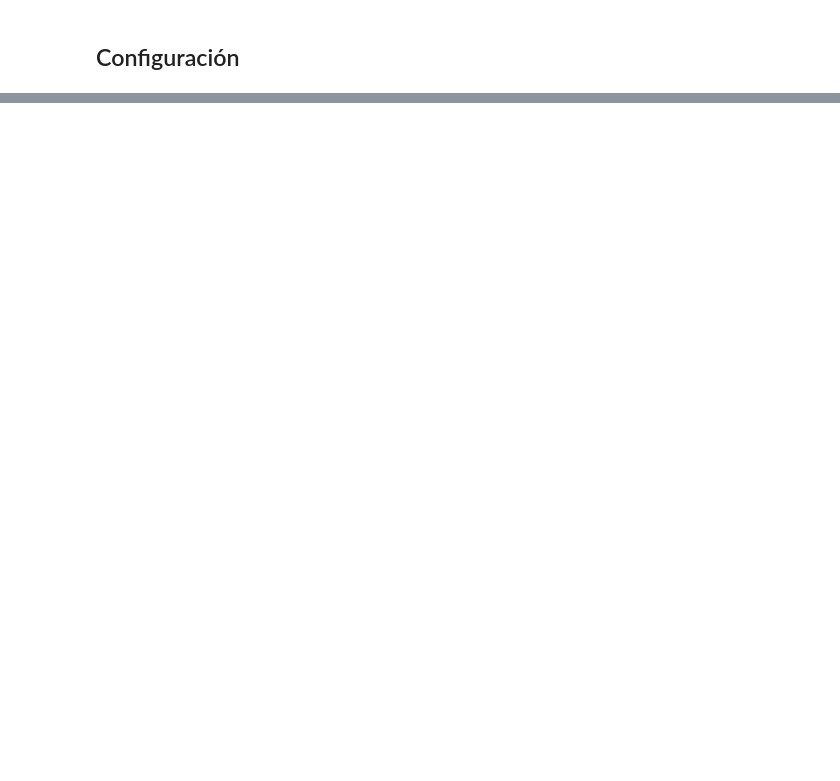
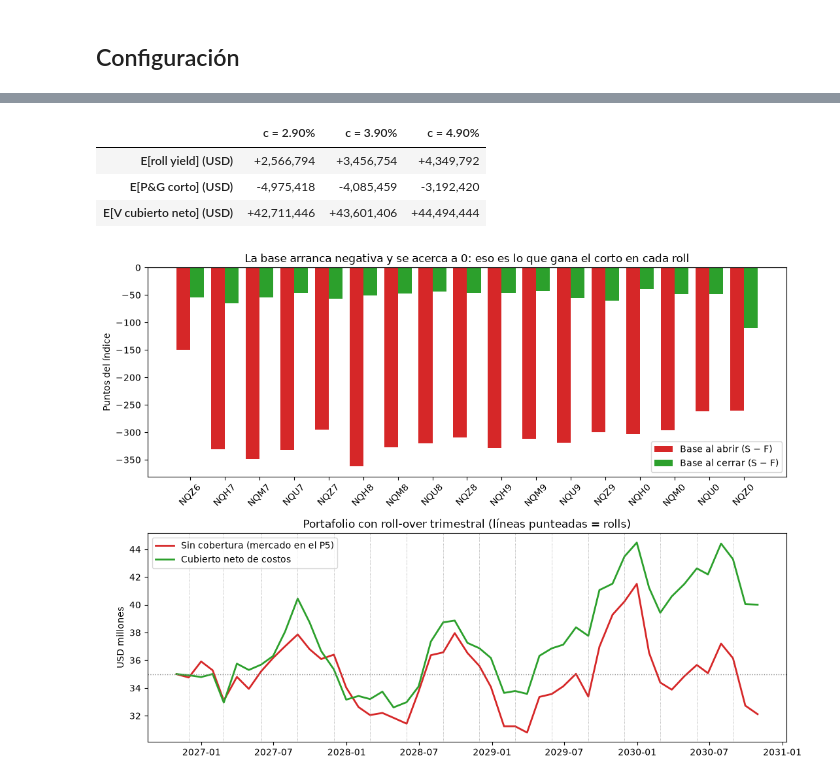
Before and after one commit to Juancho-00/laboratorio-2-derivados, a Jupyter notebook: notebooks/02_futuros_cobertura.ipynb, the cells around one changed output, grey strips where cells are left out. Cells and saved outputs as stored; diff of their text form; code cells hidden in the pictures; blank space fills up the shorter version.

```diff
--- a/notebooks/02_futuros_cobertura.ipynb
+++ b/notebooks/02_futuros_cobertura.ipynb
@@ -1103,0 +898,27 @@ plt.show()
+# %%
+# 9.1 Roll-over en el escenario principal (mercado en el P5, trayectoria k5 del Punto 8)
+costo_lado = 0.85 + 1.386 + 0.011 + 1 * NQ["valor_tick"]   # comisión + tasa CME + NFA + 1 tick de deslizamiento
+
+rolls = []
+for cod, g in cuenta.groupby("Contrato", sort=False):
+    m_ini, m_fin = g.index.min(), g.index.max()             # primer y último mes con el contrato abierto
+    f_ap, f_ci = fechas[m_ini - 1], fechas[m_fin]           # fecha de apertura y de cierre
+    F_ap, F_ci = g["F inicial"].iloc[0], g["F final"].iloc[-1]
+    S_ap, S_ci = S_arr[m_ini - 1, k5], S_arr[m_fin, k5]
+    pg = (F_ap - F_ci) * NQ["Q_F"] * N                      # P&G realizado del corto
+    comp_spot = -NQ["Q_F"] * N * (S_ci - S_ap)              # parte que compensa el movimiento del índice
+    rolls.append({"Contrato": cod, "Apertura": f_ap.date(), "Cierre": f_ci.date(), "Meses": len(g),
+                  "Trimestre de cierre": g["Trimestre"].iloc[-1],
+                  "F apertura": F_ap, "F cierre": F_ci, "S apertura": S_ap, "S cierre": S_ci,
+                  "Base apertura": S_ap - F_ap, "Base cierre": S_ci - F_ci,
+                  "P&G realizado": pg, "Comp. spot": comp_spot, "Comp. base": pg - comp_spot,
+                  "Costos": 2 * N * costo_lado})            # se abren y se cierran 33 contratos
+
+rolls = pd.DataFrame(rolls).set_index("Contrato")
+rolls["Spread roll (pts)"] = rolls["F apertura"] - rolls["F cierre"].shift(1)   # contrato nuevo vs. el que se cierra, mismo día
+rolls.to_csv(PROC / "rollover_contratos_v2.csv")
+
+print(f"Costo por contrato y por lado = USD {costo_lado:.3f} | lados negociados = {2 * N * len(rolls):,}")
+print(f"Control: suma P&G realizado = {rolls['P&G realizado'].sum():+,.0f} vs. P&G mensual del Punto 8 = {cuenta['P&G corto'].sum():+,.0f}")
+rolls.style.format({c_: "{:,.2f}" for c_ in ["F apertura", "F cierre", "S apertura", "S cierre", "Base apertura", "Base cierre", "Spread roll (pts)"]}
+                   | {c_: "{:+,.0f}" for c_ in ["P&G realizado", "Comp. spot", "Comp. base"]} | {"Costos": "{:,.0f}"}, na_rep="—")
@@ -1103,0 +1024,43 @@ plt.show()
+# %%
+# 9.4 Sensibilidad del P&G del corto al costo de llevar (riesgo de base)
+def pg_corto_total(c_alt):
+    tot = np.zeros(n_sim)
+    for t in range(1, n_mes + 1):
+        cod, v = contrato_del_mes(fechas[t])
+        F_i = np.round(S_arr[t - 1] * np.exp(c_alt * (v - fechas[t - 1]).days / 365) / NQ["tick"]) * NQ["tick"]
+        F_f = np.round(S_arr[t] * np.exp(c_alt * (v - fechas[t]).days / 365) / NQ["tick"]) * NQ["tick"]
+        tot += -(F_f - F_i) / NQ["tick"] * NQ["valor_tick"] * N
+    return tot
+
+sens_c = {}
+for c_alt in [c - 0.01, c, c + 0.01]:
+    pgc = pg_corto_total(c_alt)
+    base_c = pgc - spot_all
+    sens_c[f"c = {c_alt:.2%}"] = {"E[roll yield] (USD)": base_c.mean(), "E[P&G corto] (USD)": pgc.mean(),
+                                   "E[V cubierto neto] (USD)": (V_sin[-1] + pgc).mean() - costos_acum[-1]}
+sens_c = pd.DataFrame(sens_c)
+sens_c.to_csv(PROC / "sensibilidad_base_c_v2.csv")
+sens_c.style.format("{:+,.0f}")
+# %% [output]
+|  | c = 2.90% | c = 3.90% | c = 4.90% |
+| E[roll yield] (USD) | +2,566,794 | +3,456,754 | +4,349,792 |
+| E[P&G corto] (USD) | -4,975,418 | -4,085,459 | -3,192,420 |
+| E[V cubierto neto] (USD) | +42,711,446 | +43,601,406 | +44,494,444 |
+# %%
+# 9.5 Gráfico: base al abrir y al cerrar cada contrato (escenario principal) y valor del portafolio
+fig, ax = plt.subplots(2, 1, figsize=(11, 8))
+x = np.arange(len(rolls))
+ax[0].bar(x - 0.2, rolls["Base apertura"], width=0.4, color="tab:red", label="Base al abrir (S − F)")
+ax[0].bar(x + 0.2, rolls["Base cierre"], width=0.4, color="tab:green", label="Base al cerrar (S − F)")
+ax[0].set_xticks(x); ax[0].set_xticklabels(rolls.index, rotation=45)
+ax[0].axhline(0, color="black", lw=0.8); ax[0].set_ylabel("Puntos del índice"); ax[0].legend()
+ax[0].set_title("La base arranca negativa y se acerca a 0: eso es lo que gana el corto en cada roll")
+ax[1].plot(fechas, V_sin[:, k5] / 1e6, color="tab:red", lw=2, label="Sin cobertura (mercado en el P5)")
+ax[1].plot(fechas, V_cub_neto[:, k5] / 1e6, color="tab:green", lw=2, label="Cubierto neto de costos")
+for f_ in pd.to_datetime(rolls["Cierre"].iloc[:-1]):
+    ax[1].axvline(f_, color="gray", lw=0.5, ls=":")
+ax[1].axhline(Vp / 1e6, color="gray", ls=":", lw=1)
+ax[1].set_ylabel("USD millones"); ax[1].legend(); ax[1].set_title("Portafolio con roll-over trimestral (líneas punteadas = rolls)")
+plt.tight_layout(); fig.savefig(RAIZ / "outputs" / "figures" / "rollover_base_v2.png", dpi=150); plt.show()
+# %% [output]
+[figure, added]
```
Also changed, not shown: parts of 118 cells of this notebook, 38 other files.
